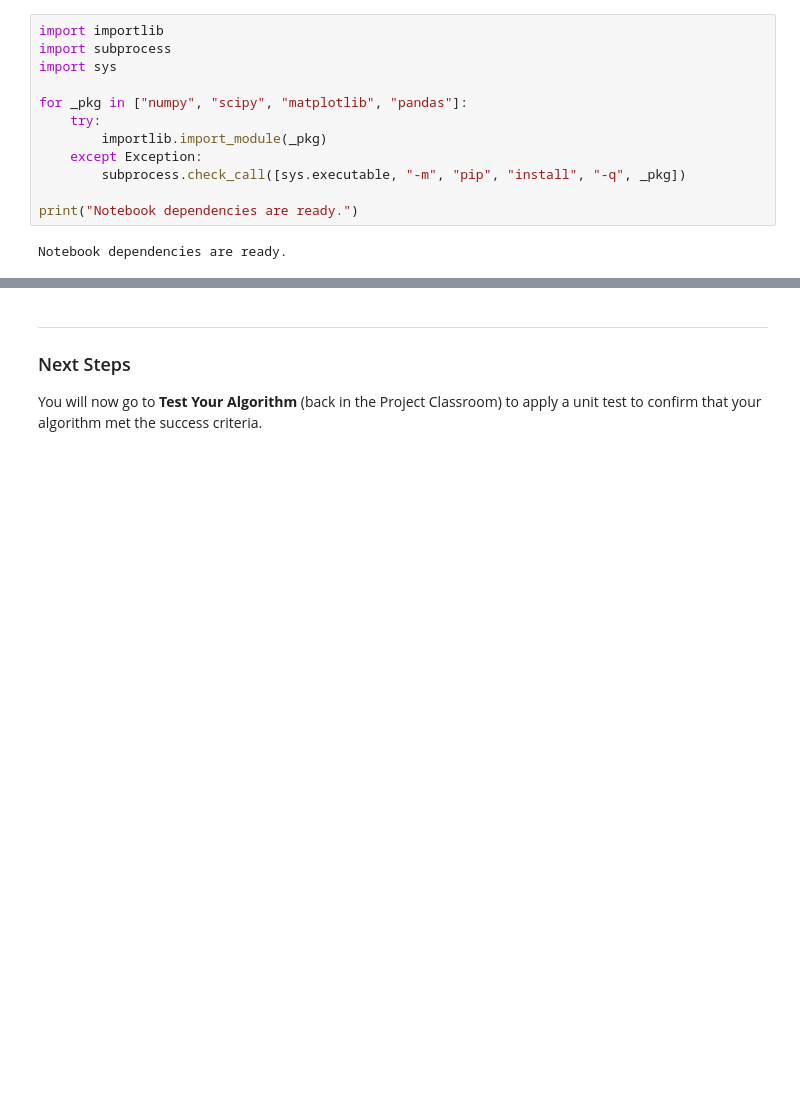
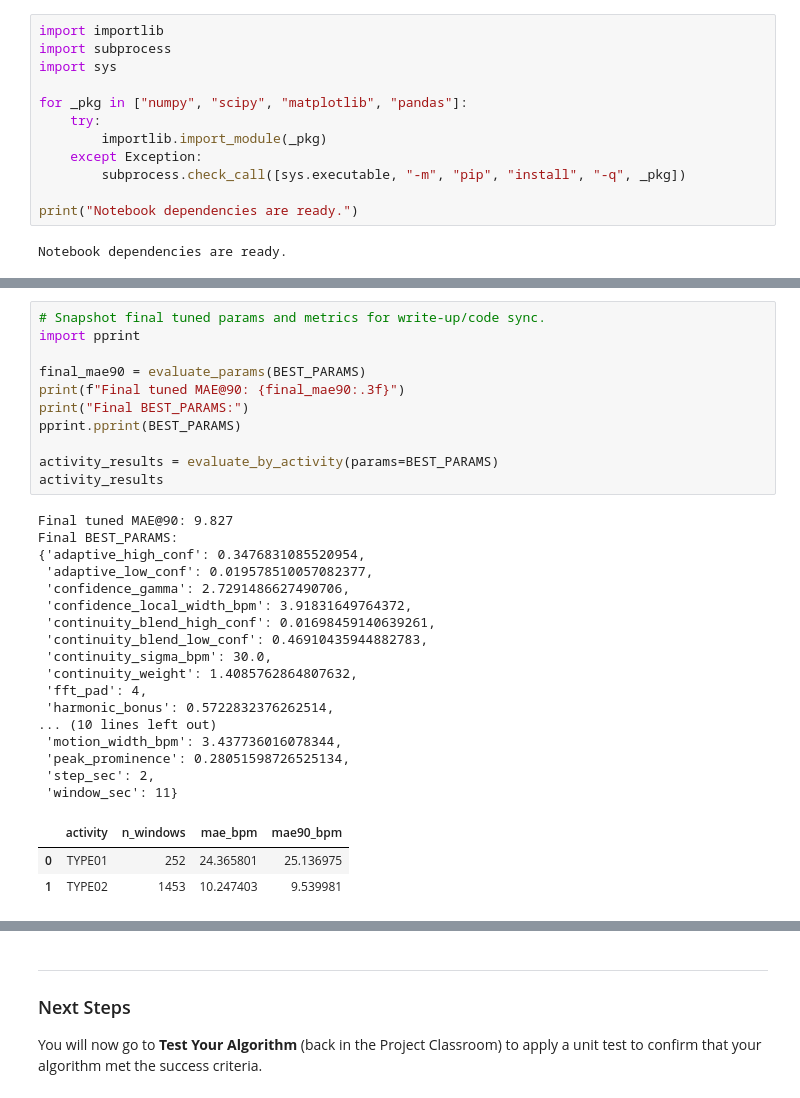
Before and after one commit to polarbeargo/AIHCND-c4-wearable-data-project-starter, a Jupyter notebook: part_1/pulse_rate_starter.ipynb, the cells around one changed output, grey strips where cells are left out. Cells and saved outputs as stored; diff of their text form; blank space fills up the shorter version.

```diff
--- a/part_1/pulse_rate_starter.ipynb
+++ b/part_1/pulse_rate_starter.ipynb
@@ -469,0 +469,32 @@ activity_results
+# %%
+# Snapshot final tuned params and metrics for write-up/code sync.
+import pprint
+
+final_mae90 = evaluate_params(BEST_PARAMS)
+print(f"Final tuned MAE@90: {final_mae90:.3f}")
+print("Final BEST_PARAMS:")
+pprint.pprint(BEST_PARAMS)
+
+activity_results = evaluate_by_activity(params=BEST_PARAMS)
+activity_results
+# %% [output]
+Final tuned MAE@90: 9.827
+Final BEST_PARAMS:
+{'adaptive_high_conf': 0.3476831085520954,
+ 'adaptive_low_conf': 0.019578510057082377,
+ 'confidence_gamma': 2.7291486627490706,
+ 'confidence_local_width_bpm': 3.91831649764372,
+ 'continuity_blend_high_conf': 0.01698459140639261,
+ 'continuity_blend_low_conf': 0.46910435944882783,
+ 'continuity_sigma_bpm': 30.0,
+ 'continuity_weight': 1.4085762864807632,
+ 'fft_pad': 4,
+ 'harmonic_bonus': 0.5722832376262514,
+... (10 lines left out)
+ 'motion_width_bpm': 3.437736016078344,
+ 'peak_prominence': 0.28051598726525134,
+ 'step_sec': 2,
+ 'window_sec': 11}
+|  | activity | n_windows | mae_bpm | mae90_bpm |
+| 0 | TYPE01 | 252 | 24.365801 | 25.136975 |
+| 1 | TYPE02 | 1453 | 10.247403 | 9.539981 |
```
Also changed, not shown: parts of 5 cells of this notebook.
